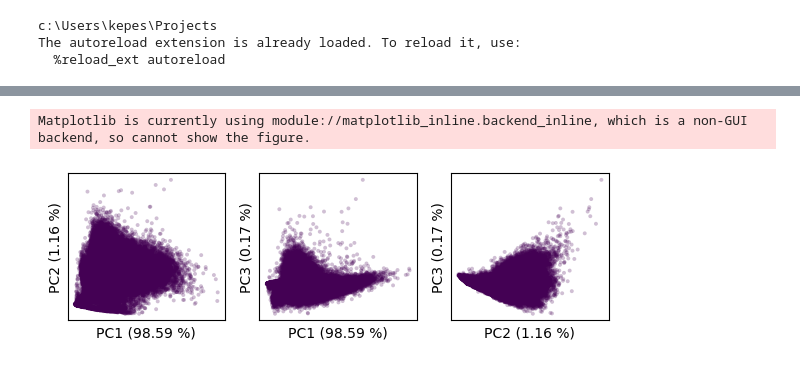
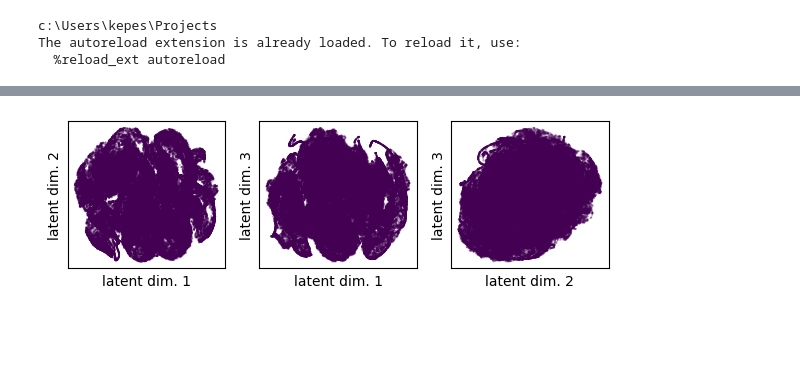
Before and after one commit to ekepes112/libs_segmentation, a Jupyter notebook: notebooks/EXP_featuerEngineering.ipynb, the cells around one changed output, grey strips where cells are left out. Saved outputs shown, nothing was run; the diff lists cells and outputs as text; code cells hidden in the pictures; blank space fills up the shorter version.

```diff
--- a/notebooks/EXP_featuerEngineering.ipynb
+++ b/notebooks/EXP_featuerEngineering.ipynb
@@ -81,24 +80,30 @@ tsne_model = TSNE(
     perplexity=30,
     learning_rate=200
 )
-embeddings['tsne'] = tsne_model.fit_transform(map_data.spectra)
+embeddings['tsne'] = tsne_model.fit_transform(
+    pd.DataFrame(map_data.line_intensities)
+)
+
+umap_model = UMAP(n_components=3, n_neighbors=30, min_dist=0.5)
+embeddings['umap'] = umap_model.fit_transform(
+    pd.DataFrame(map_data.line_intensities)
+)
 # %%
-embedding_method = 'pca'
+embedding_method = 'tsne'
 
 fig = plot_embedding(
     embeddings[embedding_method],
-    explained_variances=pca_model.explained_variance_ratio_.copy(),
+    # explained_variances=pca_model.explained_variance_ratio_.copy(),
     # colors=predicted_labels[clustering_method],
-    marker_size=8,
+    marker_size=2,
     return_figure=True
 )
 # fig.suptitle(clustering_method)
 fig.patch.set_alpha(0)
 fig.tight_layout()
 # fig.savefig(
 #     f'./temp/{embedding_method}_embeddings_full_spectra_clustering_using_{clustering_method}_{segment}',
 #     transparent=True
 # )
 # %% [output]
-Matplotlib is currently using module://matplotlib_inline.backend_inline, which is a non-GUI backend, so cannot show the figure.
-[figure, old version]
+[figure, new version]
```
Also changed, not shown: parts of 7 cells of this notebook.
